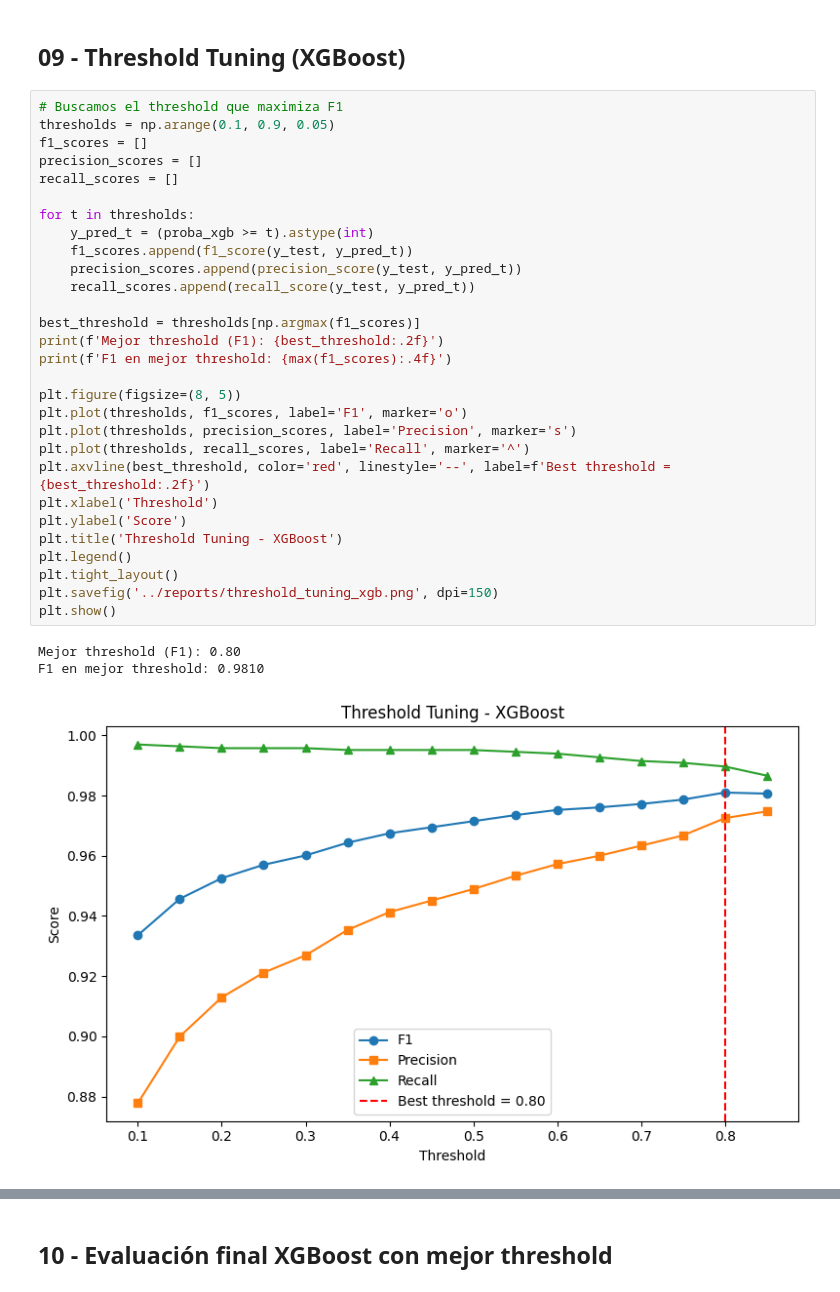
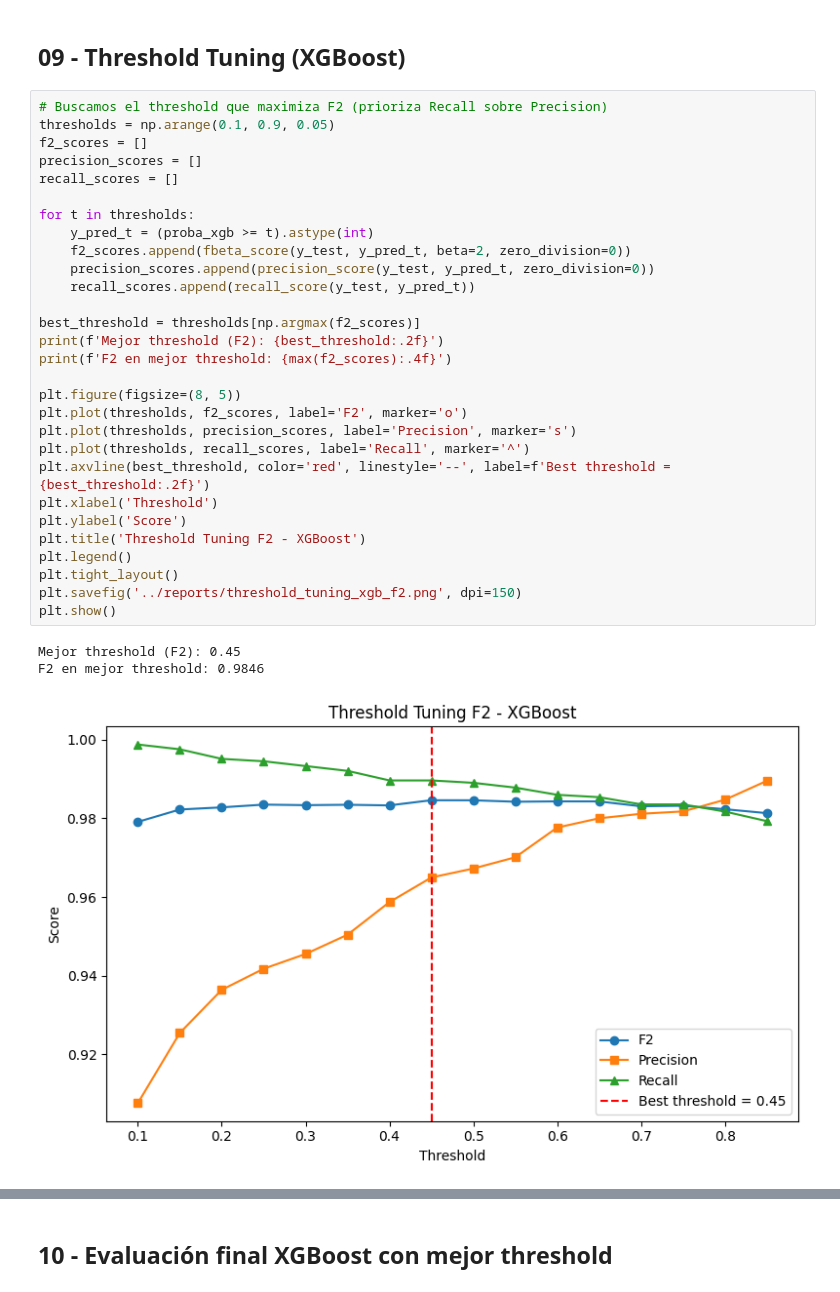
Before and after one commit to DarkKrismon/Desafio_Grupo1, a Jupyter notebook: notebooks/02_ML.ipynb, the cells around one changed output, grey strips where cells are left out. Drawn from its saved outputs; the diff is of its cells as text.

Commit message:
feat: actualizar modelos R1 y R2 con F2, thresholds optimizados e importancia de features

```diff
--- a/notebooks/02_ML.ipynb
+++ b/notebooks/02_ML.ipynb
@@ -260,36 +261,36 @@ plt.show()
 # %% [markdown]
 ## 09 - Threshold Tuning (XGBoost)
 # %%
-# Buscamos el threshold que maximiza F1
+# Buscamos el threshold que maximiza F2 (prioriza Recall sobre Precision)
 thresholds = np.arange(0.1, 0.9, 0.05)
-f1_scores = []
+f2_scores = []
 precision_scores = []
 recall_scores = []
 
 for t in thresholds:
     y_pred_t = (proba_xgb >= t).astype(int)
-    f1_scores.append(f1_score(y_test, y_pred_t))
-    precision_scores.append(precision_score(y_test, y_pred_t))
+    f2_scores.append(fbeta_score(y_test, y_pred_t, beta=2, zero_division=0))
+    precision_scores.append(precision_score(y_test, y_pred_t, zero_division=0))
     recall_scores.append(recall_score(y_test, y_pred_t))
 
-best_threshold = thresholds[np.argmax(f1_scores)]
-print(f'Mejor threshold (F1): {best_threshold:.2f}')
-print(f'F1 en mejor threshold: {max(f1_scores):.4f}')
+best_threshold = thresholds[np.argmax(f2_scores)]
+print(f'Mejor threshold (F2): {best_threshold:.2f}')
+print(f'F2 en mejor threshold: {max(f2_scores):.4f}')
 
 plt.figure(figsize=(8, 5))
-plt.plot(thresholds, f1_scores, label='F1', marker='o')
+plt.plot(thresholds, f2_scores, label='F2', marker='o')
 plt.plot(thresholds, precision_scores, label='Precision', marker='s')
 plt.plot(thresholds, recall_scores, label='Recall', marker='^')
 plt.axvline(best_threshold, color='red', linestyle='--', label=f'Best threshold = {best_threshold:.2f}')
 plt.xlabel('Threshold')
 plt.ylabel('Score')
-plt.title('Threshold Tuning - XGBoost')
+plt.title('Threshold Tuning F2 - XGBoost')
 plt.legend()
 plt.tight_layout()
-plt.savefig('../reports/threshold_tuning_xgb.png', dpi=150)
+plt.savefig('../reports/threshold_tuning_xgb_f2.png', dpi=150)
 plt.show()
 # %% [output]
-Mejor threshold (F1): 0.80
-F1 en mejor threshold: 0.9810
+Mejor threshold (F2): 0.45
+F2 en mejor threshold: 0.9846
-[figure, old version]
+[figure, new version]
 # %%
```
Also changed, not shown: parts of 12 cells of this notebook, 6 other files.
